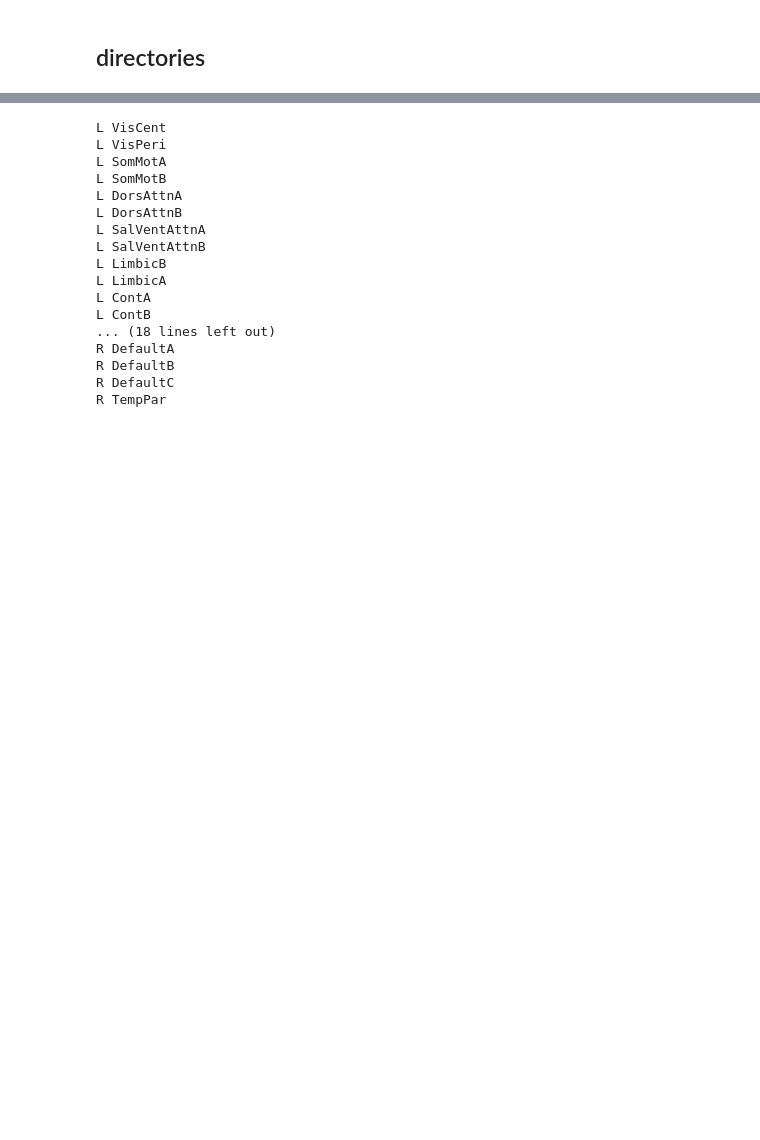
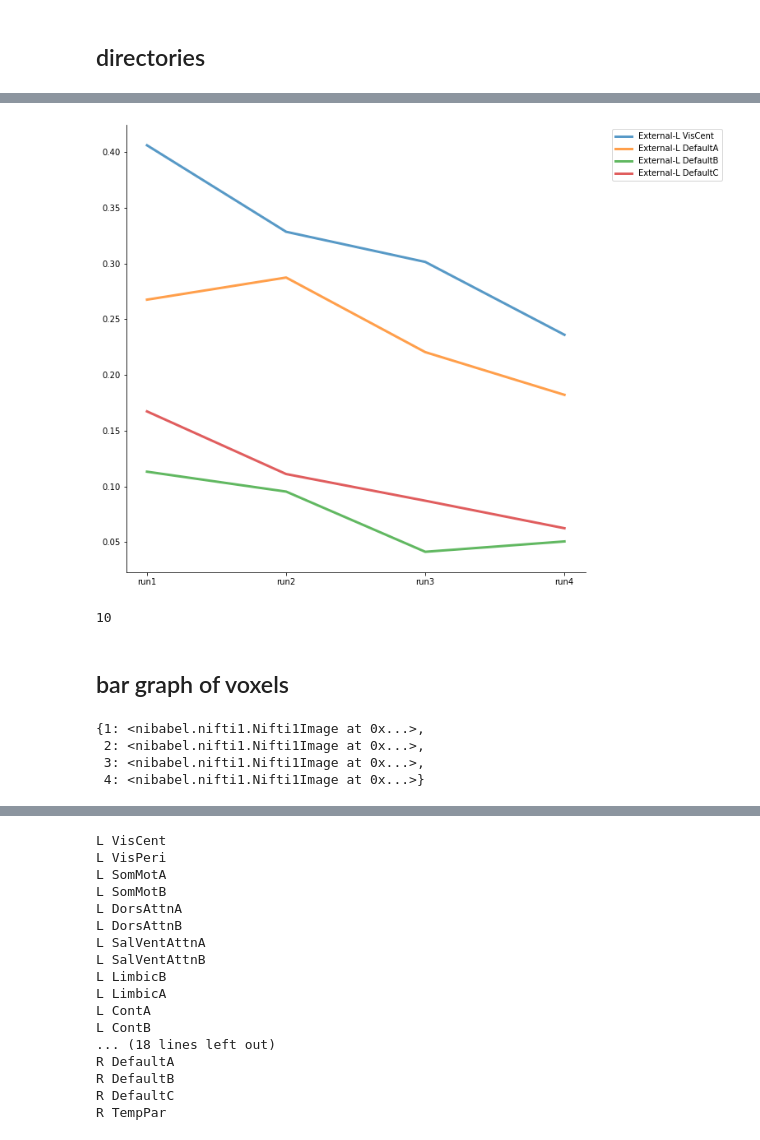
Before and after one commit to isaacrc/MEI_project, a Jupyter notebook: analysis/isc-vis.ipynb, the cells around one changed output, grey strips where cells are left out. Cells and saved outputs as stored; diff of their text form; code cells hidden in the pictures; blank space fills up the shorter version.

```diff
--- a/analysis/isc-vis.ipynb
+++ b/analysis/isc-vis.ipynb
@@ -211,0 +245,23 @@ sub_list = [
+# %%
+fig, ax = plt.subplots(figsize=(10, 10))
+xlabs = ['run1', 'run2', 'run3', 'run4']
+
+color_mapping = {}
+handles = []
+for key in new_dic:
+    line, = ax.plot(new_dic[key], alpha=0.75, linewidth=3, label=key)
+    handles.append(line)
+
+ax.set_xticks(range(len(xlabs)))
+ax.set_xticklabels(xlabs)
+ax.legend(handles=handles, bbox_to_anchor=(1.05, 1), loc='upper left')
+sns.despine()
+plt.show()
+# %% [output]
+[figure, added]
+# %%
+5+5
+# %% [output]
+10
+# %% [markdown]
+## bar graph of voxels
@@ -211,0 +276,7 @@ sub_list = [
+# %%
+sigvox[cond]['office']
+# %% [output]
+{1: <nibabel.nifti1.Nifti1Image at 0x...>,
+ 2: <nibabel.nifti1.Nifti1Image at 0x...>,
+ 3: <nibabel.nifti1.Nifti1Image at 0x...>,
+ 4: <nibabel.nifti1.Nifti1Image at 0x...>}
```
Also changed, not shown: parts of 68 cells of this notebook.
